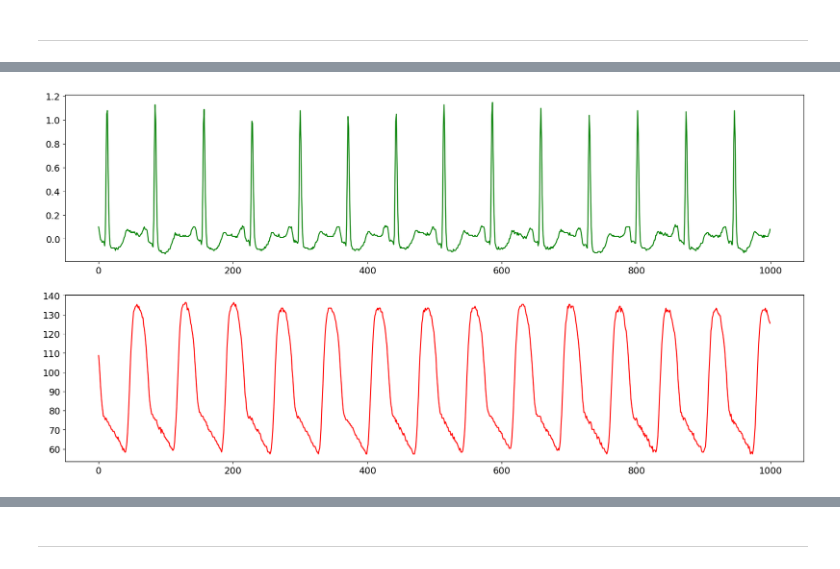
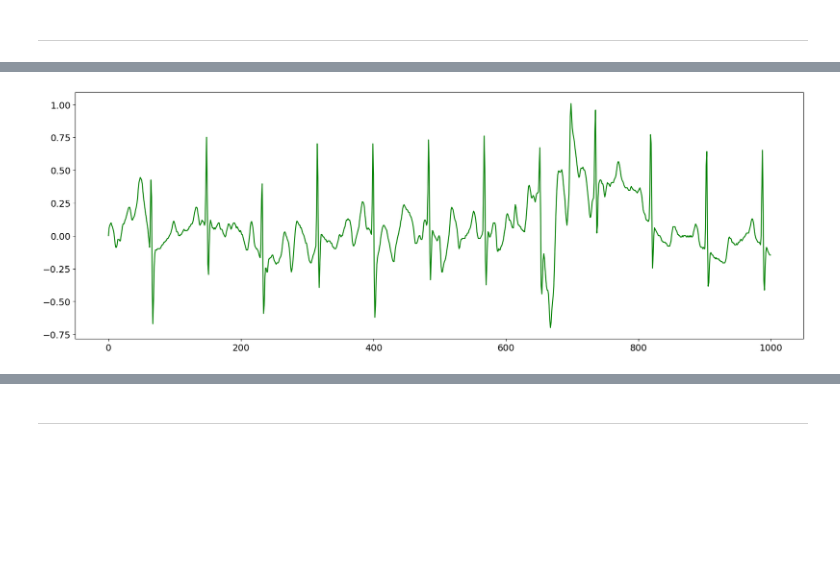
Before and after one commit to RafsanJany-44/VitalDB_Research_Initial, a Jupyter notebook: ecg_delineate.ipynb, the cells around one changed output, grey strips where cells are left out. Saved outputs shown, nothing was run; the diff lists cells and outputs as text; code cells hidden in the pictures; blank space fills up the shorter version.

```diff
--- a/ecg_delineate.ipynb
+++ b/ecg_delineate.ipynb
@@ -61,16 +77,20 @@ The [ecg_peaks()](https://neuropsychology.github.io/NeuroKit/functions/ecg.html#
 # %%
 import vitaldb
 srate = 100
-vals = vitaldb.load_case(1, ['SNUADC/ECG_II','SNUADC/ART'], 1 / srate)
+vals = vitaldb.load_case(10, ['SNUADC/ECG_II','SNUADC/ART'], 1 / srate)
 signal = vals[:,0][np.logical_not(np.isnan(vals[:,0]))]
 import matplotlib.pyplot as plt
 ecg = signal[110000:111000]#vals[110000:111000, 0]
 art = vals[110000:111000, 1]
-plt.figure(figsize=(20,10))
-plt.subplot(211)
-plt.plot(ecg, color='g')
-plt.subplot(212)
+
+def nrml_plt(ecg):
+  plt.figure(figsize=(20,15))
+  plt.subplot(211)
+  plt.plot(ecg, color='g')
+"""plt.subplot(212)
 plt.plot(art, color='r')
-plt.show()
+plt.show()"""
+
+nrml_plt(ecg)
 # %% [output]
-[figure, old version]
+[figure, new version]
```
Also changed, not shown: parts of 6 cells of this notebook.
